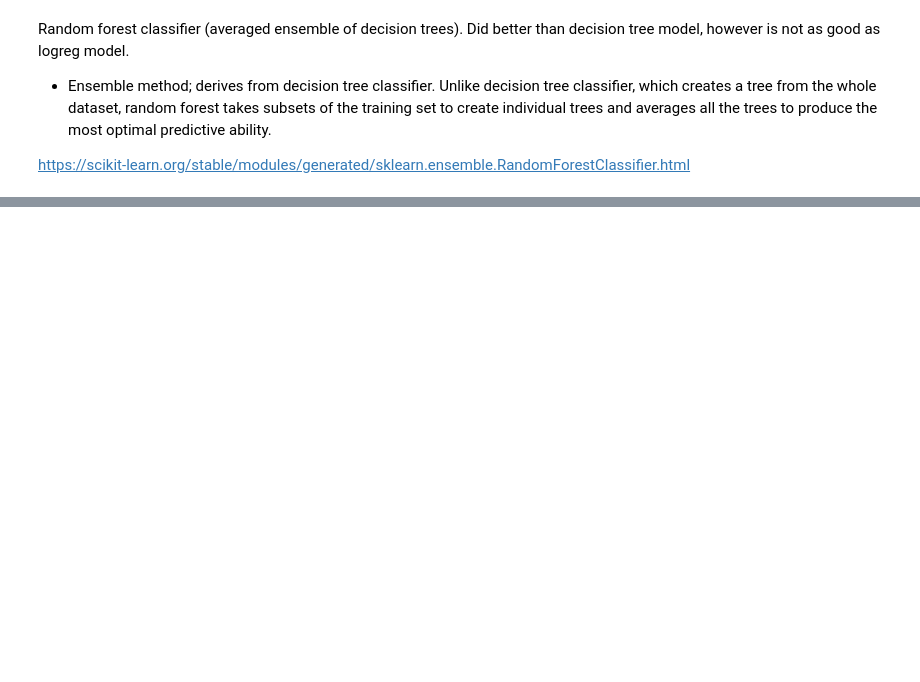
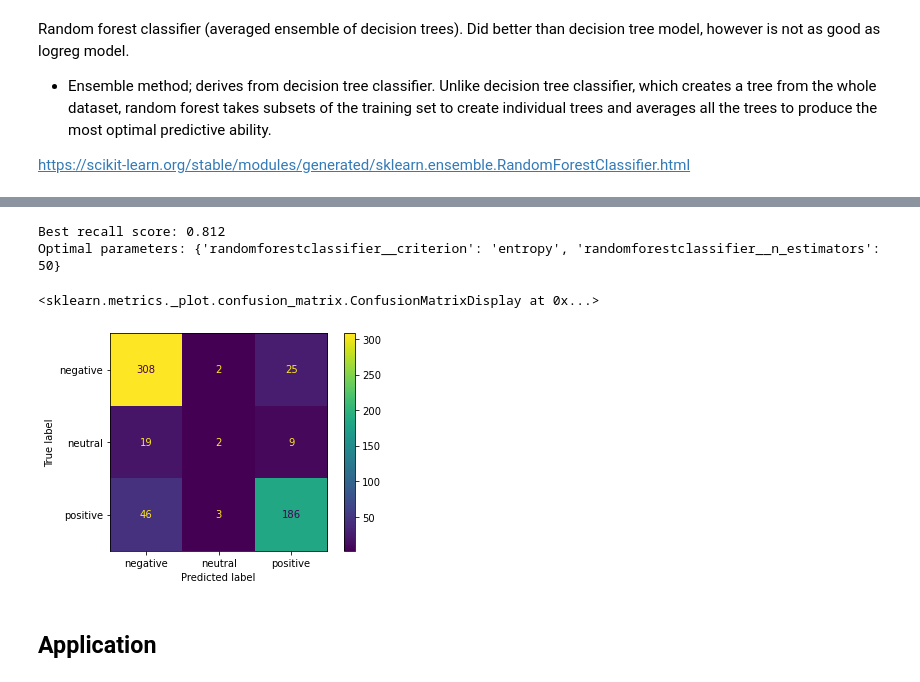
Before and after one commit to nancyho83/ACNH_Review_Sentiment, a Jupyter notebook: animal-crossing-review-analysis.ipynb, the cells around one changed output, grey strips where cells are left out. Drawn from its saved outputs; the diff is of its cells as text; code cells hidden in the pictures; blank space fills up the shorter version.

```diff
--- a/animal-crossing-review-analysis.ipynb
+++ b/animal-crossing-review-analysis.ipynb
@@ -298,5 +324,5 @@ Random forest classifier (averaged ensemble of decision trees). Did better than
 https://scikit-learn.org/stable/modules/generated/sklearn.ensemble.RandomForestClassifier.html
 # %%
 rf_model = RandomForestClassifier()
-text_classification(rf_model)
+rf_pipe = text_classification(rf_model)
 # %% [output]
@@ -305,0 +421,5 @@ Average score: 0.808259394572025
+# %%
+rf_gridsearch = GridSearchCV(estimator=rf_pipe,
+                             param_grid=rf_param_grid,
+                             scoring='recall_micro')
+rf_gridsearch.fit(X_train, y_train)
@@ -305,0 +437,11 @@ Average score: 0.808259394572025
+# %%
+print("Best recall score:", rf_gridsearch.best_score_.round(3))
+print("Optimal parameters:", rf_gridsearch.best_params_)
+plot_confusion_matrix(rf_gridsearch, X_test, y_test)
+# %% [output]
+Best recall score: 0.812
+Optimal parameters: {'randomforestclassifier__criterion': 'entropy', 'randomforestclassifier__n_estimators': 50}
+<sklearn.metrics._plot.confusion_matrix.ConfusionMatrixDisplay at 0x...>
+[figure, added]
+# %% [markdown]
+## Application
```
Also changed, not shown: parts of 24 cells of this notebook.
